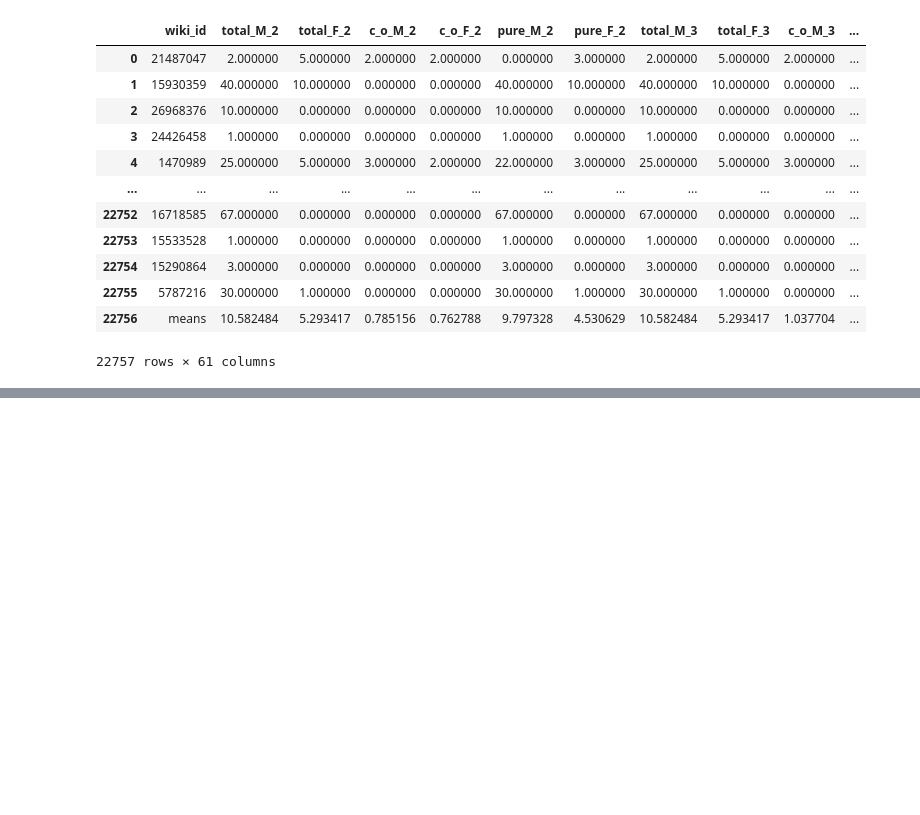
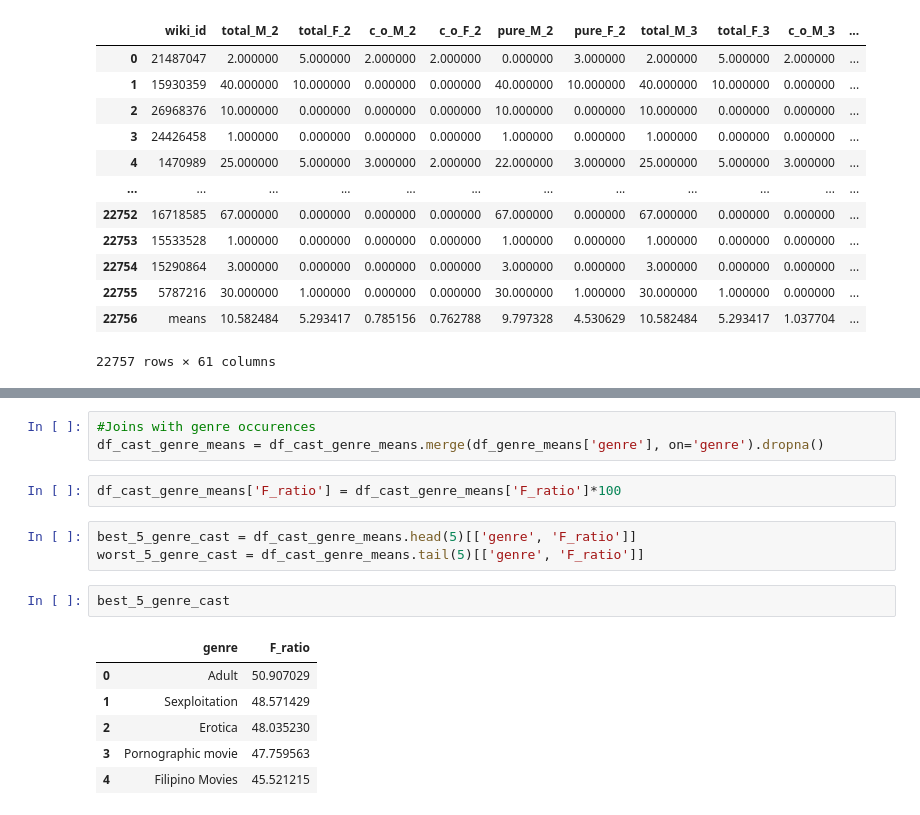
Before and after one commit to epfl-ada/ada-2022-project-evencoolerteamname2022, a Jupyter notebook: smurfette_principle_graphs.ipynb, the cells around one changed output, grey strips where cells are left out. Saved outputs shown, nothing was run; the diff lists cells and outputs as text; blank space fills up the shorter version.

```diff
--- a/smurfette_principle_graphs.ipynb
+++ b/smurfette_principle_graphs.ipynb
@@ -248,0 +314,17 @@ df_genre_means.head(30)
+# %%
+#Joins with genre occurences
+df_cast_genre_means = df_cast_genre_means.merge(df_genre_means['genre'], on='genre').dropna()
+# %%
+df_cast_genre_means['F_ratio'] = df_cast_genre_means['F_ratio']*100
+# %%
+best_5_genre_cast = df_cast_genre_means.head(5)[['genre', 'F_ratio']]
+worst_5_genre_cast = df_cast_genre_means.tail(5)[['genre', 'F_ratio']]
+# %%
+best_5_genre_cast
+# %% [output]
+|  | genre | F_ratio |
+| 0 | Adult | 50.907029 |
+| 1 | Sexploitation | 48.571429 |
+| 2 | Erotica | 48.035230 |
+| 3 | Pornographic movie | 47.759563 |
+| 4 | Filipino Movies | 45.521215 |
```
Also changed, not shown: parts of 27 cells of this notebook, 1 other file.
